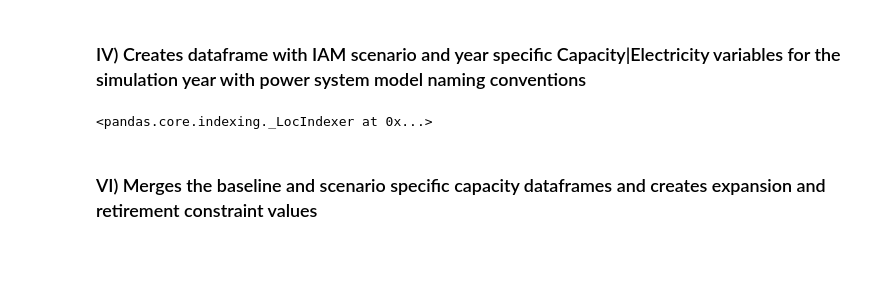
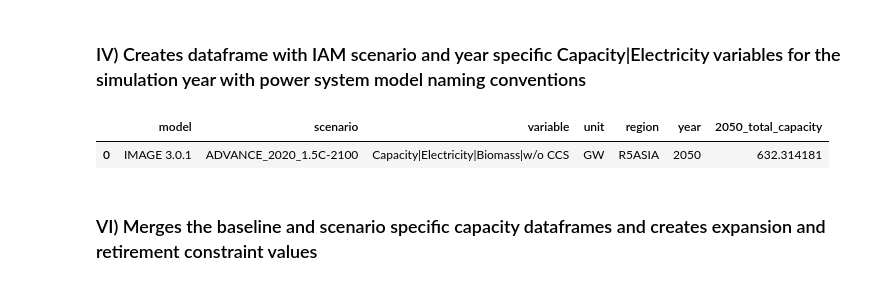
Before and after one commit to iiasa/IAM-powersystemmodel-linkage, a Jupyter notebook: IAMs - Power System Model Soft-Link.ipynb, the cells around one changed output. Cells and saved outputs as stored; diff of their text form; code cells hidden in the pictures; blank space fills up the shorter version.

```diff
--- a/IAMs - Power System Model Soft-Link.ipynb
+++ b/IAMs - Power System Model Soft-Link.ipynb
@@ -691,13 +691,18 @@ for a in entries:
             weight.loc[f'temp_{key}'] = [0]
             value.append(f'temp_{key}')
 
+        if len(weight.index) == 0:
+            weight.loc[f'temp_{key}'] = [0]
+            weight.loc[value[0]] = [1]
+            value.append(f'temp_{key}')
+
         #Downscales the IAM scenario electricity demand per region (key) to country level (value) by using the weights as proxy.
         region_demand_scenario[a].downscale_region('Final Energy|Electricity' , region = key , subregions = value ,
                                                    weight = weight , append = True)
 
     #Excludes the regional values from the final IamDataFrames
     country_demand_scenario[a] = region_demand_scenario[a].filter(
-        region = list(country_demand_raw_weight.index) ,
+        region = list(dict_countries.keys()) ,
         keep = True).timeseries().reset_index().set_index('region').rename(columns = {snapshot_year :
                                                                                       f'country_{snapshot_year}'})
 
@@ -1066,29 +1071,30 @@ PLEXOS_2015_generator_capacity_grouped_region.head(1)
 # %%
 year_generator_capacity = {}
 
 for a in entries:
 
     #Excludes 'World' from the scenario specific regional capacity dataframe
     year_generator_capacity[a] = import_year_scenario_generator_capacity[
         a][import_year_scenario_generator_capacity[a].region.isin(import_spatial_mapping.region)].rename(columns = {'value' :
                                                                                            f'{snapshot_year}_total_capacity'})
 
     year_generator_capacity[a] = year_generator_capacity[a][year_generator_capacity[a].variable
                                                             .isin(dict_technologies_capacity_variable.keys())]
 
     #Replaces the IAM entries with to be used power system model naming conventions.
     for b, c in dict_technologies_capacity_variable.items():
 
         year_generator_capacity[a].replace([b] ,  [c] , inplace=True)
 
     year_generator_capacity[a] = year_generator_capacity[a].groupby(['model' , 'scenario' , 'variable' ,
                                                                      'unit' , 'region' , 'year']).sum().reset_index()
 
     year_generator_capacity[a] = year_generator_capacity[a].loc[~year_generator_capacity[a]['variable'].str.contains('Exclude')]
 
-year_generator_capacity[entries[-1]].loc
+year_generator_capacity[entries[-1]].head(1)
 # %% [output]
-<pandas.core.indexing._LocIndexer at 0x...>
+|  | model | scenario | variable | unit | region | year | 2050_total_capacity |
+| 0 | IMAGE 3.0.1 | ADVANCE_2020_1.5C-2100 | Capacity|Electricity|Biomass|w/o CCS | GW | R5ASIA | 2050 | 632.314181 |
 # %% [markdown]
 ### VI) Merges the baseline and scenario specific capacity dataframes and creates expansion and retirement constraint values
 # %%
```
